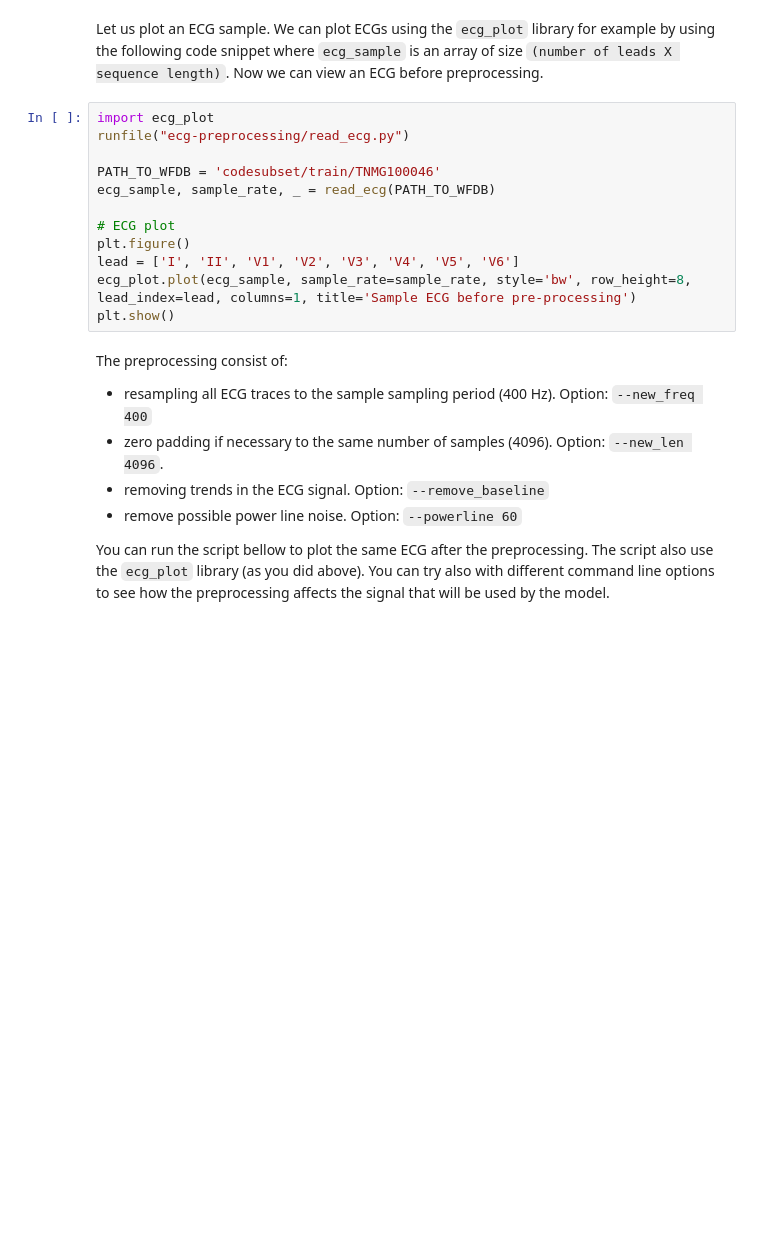
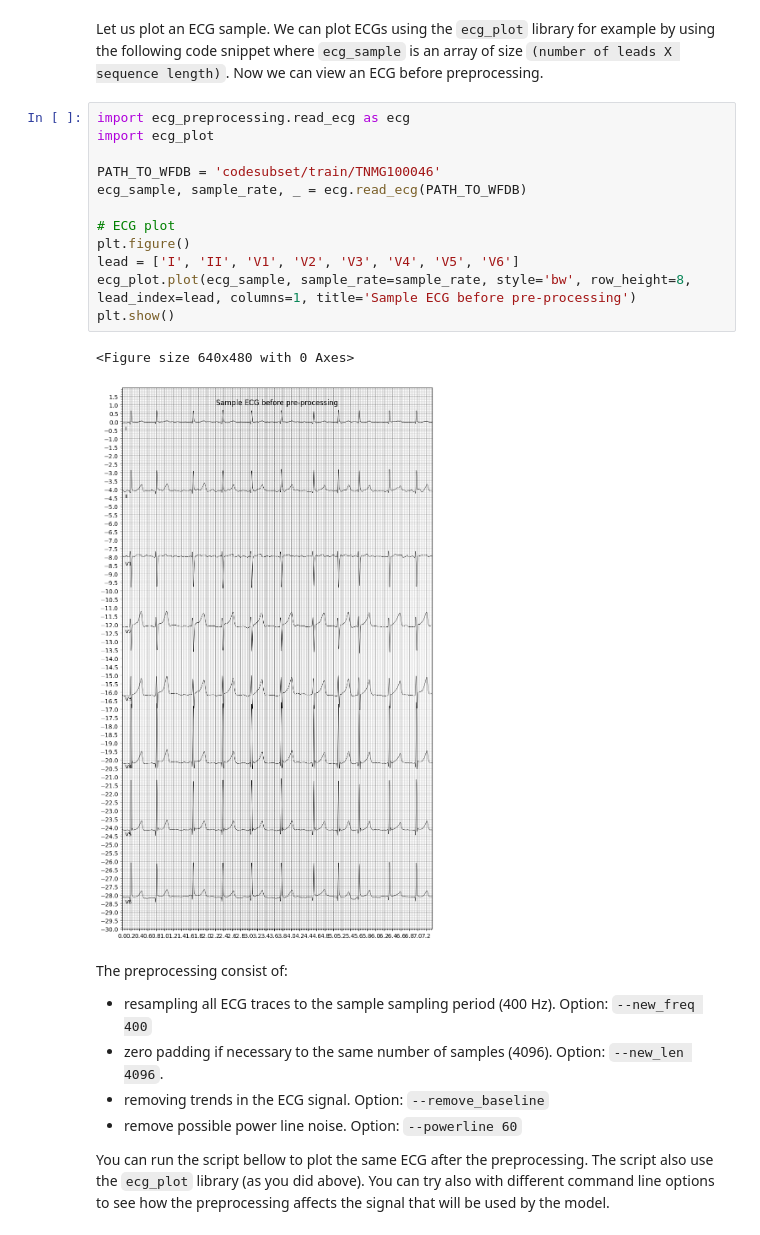
Before and after one commit to Arty-Facts/wasp_al_and_ml_2023, a Jupyter notebook: module3/assignment_ecg_classification.ipynb, the cells around one changed output. Cells and saved outputs as stored; diff of their text form; blank space fills up the shorter version.

Commit message:
fix external imports

```diff
--- a/module3/assignment_ecg_classification.ipynb
+++ b/module3/assignment_ecg_classification.ipynb
@@ -81,17 +107,20 @@ Run the cells bellow to  Clone the GitHub repository for [data preprocessing](ht
 # %% [markdown]
 Let us plot an ECG sample. We can plot ECGs using the `ecg_plot` library for example by using the following code snippet where `ecg_sample` is an array of size `(number of leads X sequence length)`. Now we can view an ECG before preprocessing.
 # %%
+import ecg_preprocessing.read_ecg as ecg
 import ecg_plot
-runfile("ecg-preprocessing/read_ecg.py")
 
 PATH_TO_WFDB = 'codesubset/train/TNMG100046'
-ecg_sample, sample_rate, _ = read_ecg(PATH_TO_WFDB)
+ecg_sample, sample_rate, _ = ecg.read_ecg(PATH_TO_WFDB)
 
 # ECG plot
 plt.figure()
 lead = ['I', 'II', 'V1', 'V2', 'V3', 'V4', 'V5', 'V6']
 ecg_plot.plot(ecg_sample, sample_rate=sample_rate, style='bw', row_height=8, lead_index=lead, columns=1, title='Sample ECG before pre-processing')
 plt.show()
+# %% [output]
+<Figure size 640x480 with 0 Axes>
+[figure, added]
 # %% [markdown]
 
 The preprocessing consist of:
```
Also changed, not shown: parts of 4 cells of this notebook, 7 other files.
